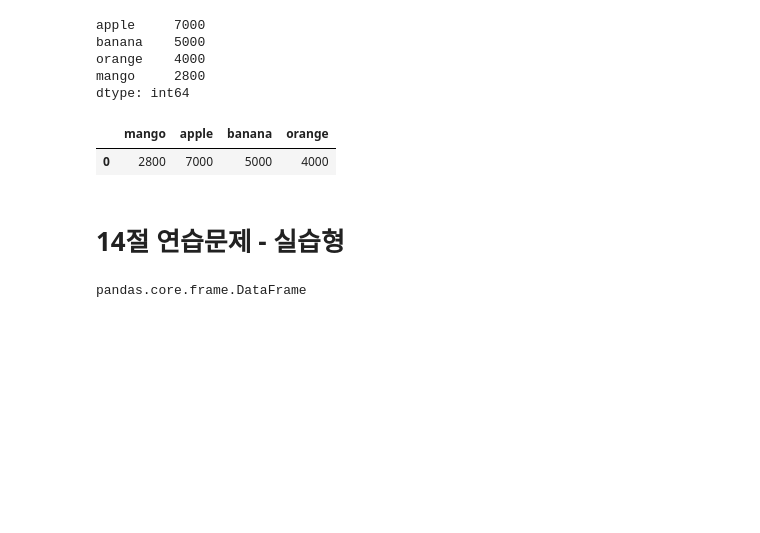
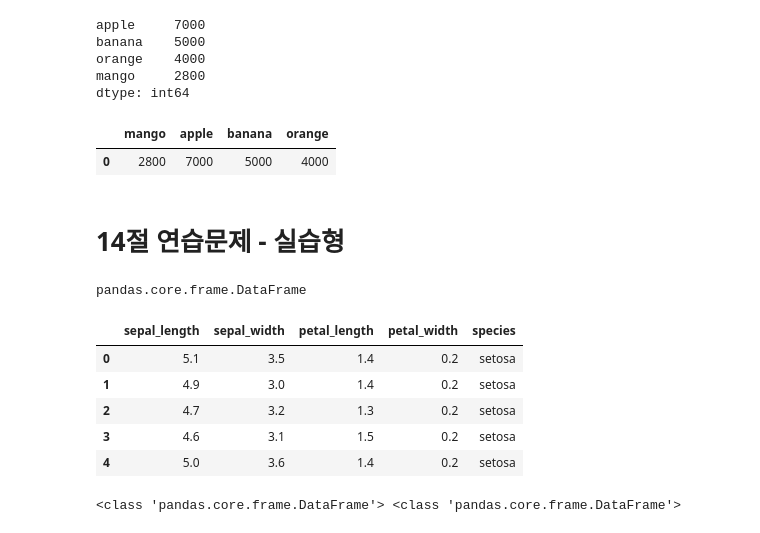
Before and after one commit to waggunet/ai_x, a Jupyter notebook: source/01_python/ch11_데이터프레임과시리즈(Pandas)_9절~13절.ipynb, the cells around one changed output. Cells and saved outputs as stored; diff of their text form; code cells hidden in the pictures; blank space fills up the shorter version.

```diff
--- a/source/01_python/ch11_데이터프레임과시리즈(Pandas)_9절~13절.ipynb
+++ b/source/01_python/ch11_데이터프레임과시리즈(Pandas)_9절~13절.ipynb
@@ -718,7 +718,28 @@ type(iris)
 pandas.core.frame.DataFrame
 # %%
 # 1. 처음 다섯개 행만 출력
+# 1. 처음 다섯개 행만 출력
+iris.head()
+iris.loc[:4]
+iris.iloc[:5]
+# %% [output]
+|  | sepal_length | sepal_width | petal_length | petal_width | species |
+| 0 | 5.1 | 3.5 | 1.4 | 0.2 | setosa |
+| 1 | 4.9 | 3.0 | 1.4 | 0.2 | setosa |
+| 2 | 4.7 | 3.2 | 1.3 | 0.2 | setosa |
+| 3 | 4.6 | 3.1 | 1.5 | 0.2 | setosa |
+| 4 | 5.0 | 3.6 | 1.4 | 0.2 | setosa |
 # %%
 # 2. iris데이터를 독립변수 x와 종속변수 y로. 종속변수는 species. x, y 모두 데이터프레임
+# 2. iris 데이터를 독립변수 X와 종속변수 y로. 종속변수는 species. X, y모두 데이터프레임
+# iloc이용
+X = iris.iloc[:,:-1]
+y = iris.iloc[:,-1:] # iris.iloc[:,-1].to_frame()
+# loc이용
+X = iris.loc[:,'sepal_length':'petal_width']
+y=iris.loc[:,'species':] # iris.loc[:,'species'].to_frame()
+print(type(X), type(y))
+# %% [output]
+<class 'pandas.core.frame.DataFrame'> <class 'pandas.core.frame.DataFrame'>
 # %%
 # 3. iris 데이터에서 처음 50개 행을 빼내서 temp 변수에 저장하세요
```
Also changed, not shown: parts of 22 cells of this notebook, 4 other files.
